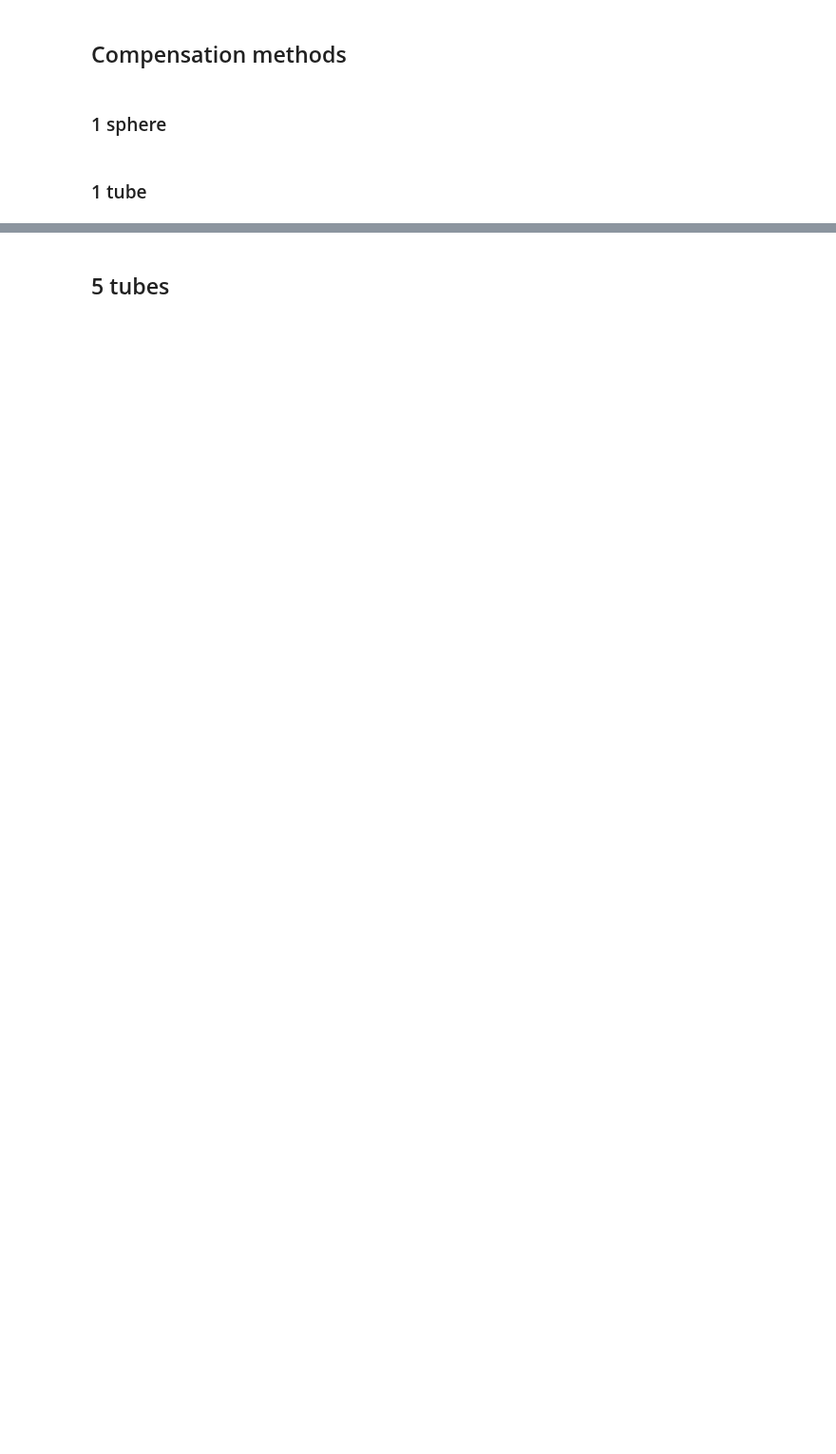
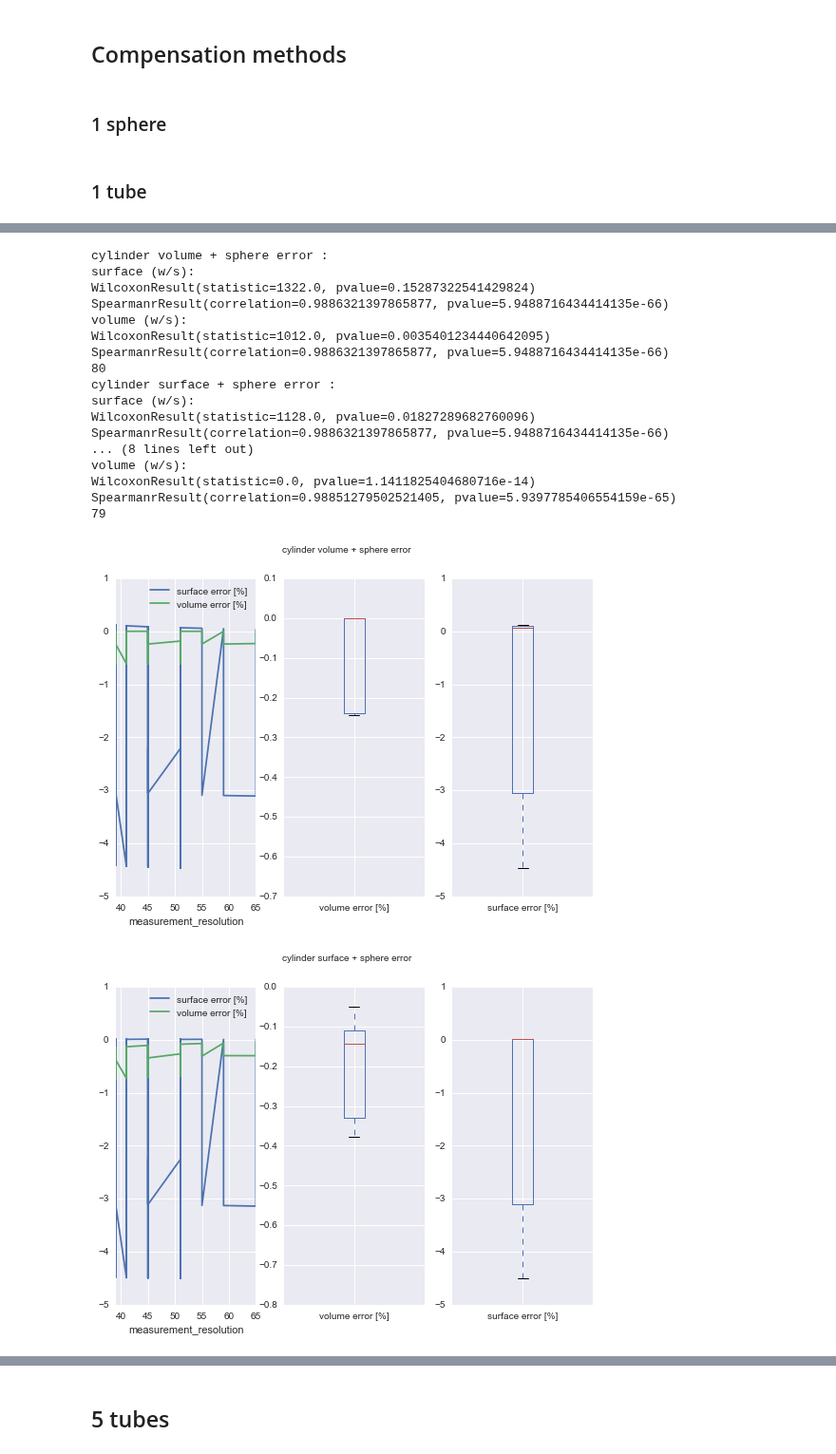
Before and after one commit to mjirik/teigen, a Jupyter notebook: examples/Output rows data processing.ipynb, the cells around one changed output, grey strips where cells are left out. Shown at 95% size. Saved outputs shown, nothing was run; the diff lists cells and outputs as text; code cells hidden in the pictures; blank space fills up the shorter version.

```diff
--- a/examples/Output rows data processing.ipynb
+++ b/examples/Output rows data processing.ipynb
@@ -219,0 +271,29 @@ SpearmanrResult(correlation=nan, pvalue=nan)
+# %%
+for radius_method in available_radius_methods:
+
+    dfs = df[
+        df["output note"] == "compensation method N tube " + radius_method
+        # df["generators Unconnected cylinders radius_distribution_mean"] == 5
+    ]
+
+    dfsp = show_error(dfs, radius_method=radius_method)
+# %% [output]
+cylinder volume + sphere error :
+surface (w/s):
+WilcoxonResult(statistic=1322.0, pvalue=0.15287322541429824)
+SpearmanrResult(correlation=0.9886321397865877, pvalue=5.9488716434414135e-66)
+volume (w/s):
+WilcoxonResult(statistic=1012.0, pvalue=0.0035401234440642095)
+SpearmanrResult(correlation=0.9886321397865877, pvalue=5.9488716434414135e-66)
+80
+cylinder surface + sphere error :
+surface (w/s):
+WilcoxonResult(statistic=1128.0, pvalue=0.01827289682760096)
+SpearmanrResult(correlation=0.9886321397865877, pvalue=5.9488716434414135e-66)
+... (8 lines left out)
+volume (w/s):
+WilcoxonResult(statistic=0.0, pvalue=1.1411825404680716e-14)
+SpearmanrResult(correlation=0.98851279502521405, pvalue=5.9397785406554159e-65)
+79
+[figure, added]
+[figure, added]
```
Also changed, not shown: parts of 20 cells of this notebook, 4 other files.
